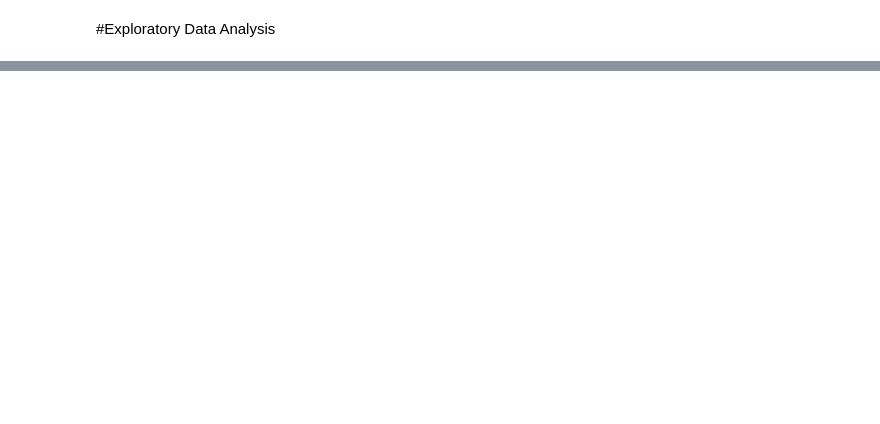
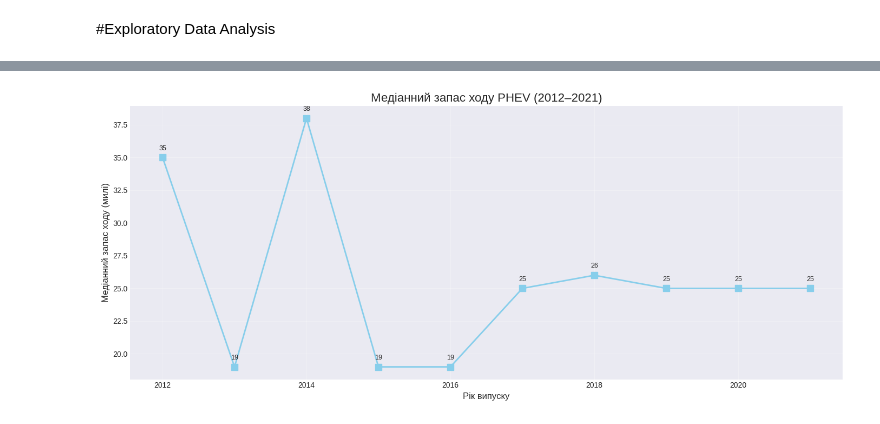
Before and after one commit to MariaBatoorina/electric-vehicles-analysis, a Jupyter notebook: Exploratory_Data_Analysis.ipynb, the cells around one changed output, grey strips where cells are left out. Cells and saved outputs as stored; diff of their text form; code cells hidden in the pictures; blank space fills up the shorter version.

```diff
--- a/Exploratory_Data_Analysis.ipynb
+++ b/Exploratory_Data_Analysis.ipynb
@@ -544,0 +421,24 @@ Snohomish та Pierce — наступні за концентрацією (12.4
+# %%
+#PHEV (2012–2021)
+
+phev_by_year = phev_data.groupby('Model Year')['Electric Range'].median()
+fig, ax = plt.subplots(figsize=(14, 6))
+phev_by_year.plot(kind='line', marker='s', ax=ax, color='skyblue', linewidth=2, markersize=8)
+ax.set_title('Медіанний запас ходу PHEV (2012–2021)', fontsize=16)
+ax.set_xlabel('Рік випуску', fontsize=12)
+ax.set_ylabel('Медіанний запас ходу (милі)', fontsize=12)
+ax.grid(True, alpha=0.3)
+
+for year, value in phev_by_year.items():
+    ax.annotate(f'{value:.0f}',
+                xy=(year, value),
+                xytext=(0, 10),
+                textcoords='offset points',
+                ha='center',
+                fontsize=9)
+
+plt.tight_layout()
+plt.savefig('visualizations/phev_range_by_year.png', dpi=300)
+plt.show()
+# %% [output]
+[figure, added]
```
Also changed, not shown: parts of 47 cells of this notebook.
